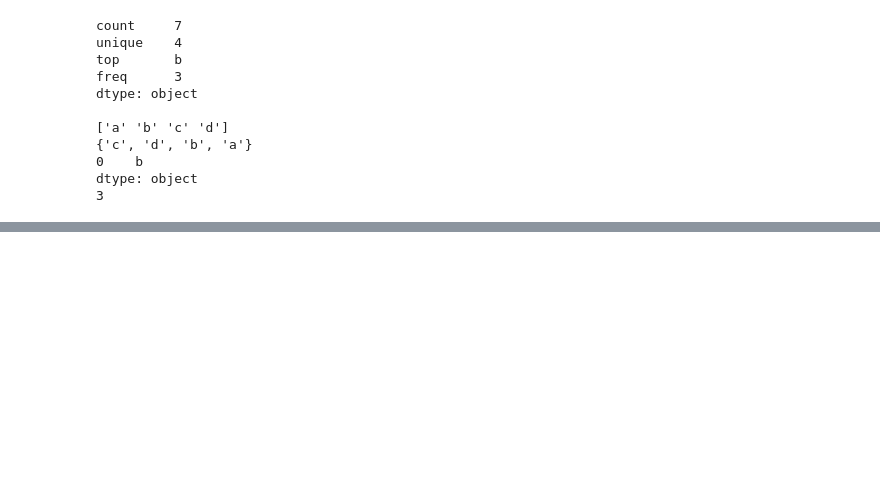
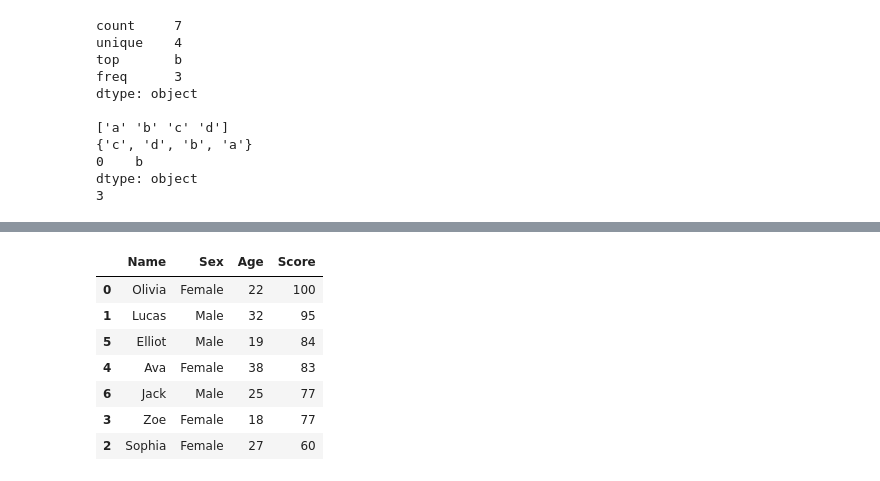
Before and after one commit to devamateur/bigdata_practice, a Jupyter notebook: from_book/python_basic2_dataframe.ipynb, the cells around one changed output, grey strips where cells are left out. Cells and saved outputs as stored; diff of their text form; code cells hidden in the pictures; blank space fills up the shorter version.

```diff
--- a/from_book/python_basic2_dataframe.ipynb
+++ b/from_book/python_basic2_dataframe.ipynb
@@ -262,0 +447,11 @@ dtype: object
+# %%
+df.sort_values(['Score', 'Name'], ascending = [False, True])
+# %% [output]
+|  | Name | Sex | Age | Score |
+| 0 | Olivia | Female | 22 | 100 |
+| 1 | Lucas | Male | 32 | 95 |
+| 5 | Elliot | Male | 19 | 84 |
+| 4 | Ava | Female | 38 | 83 |
+| 6 | Jack | Male | 25 | 77 |
+| 3 | Zoe | Female | 18 | 77 |
+| 2 | Sophia | Female | 27 | 60 |
```
Also changed, not shown: parts of 30 cells of this notebook.
